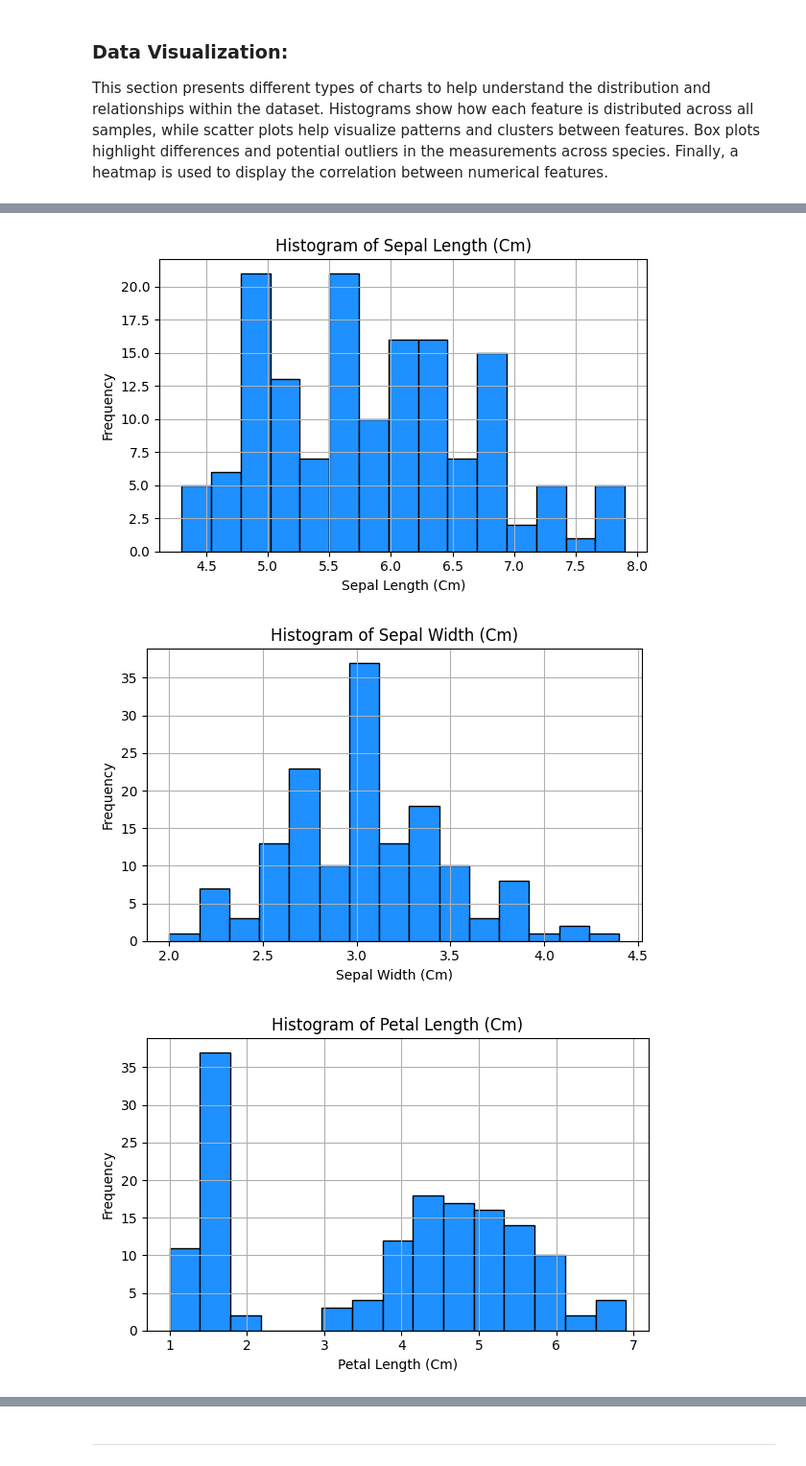
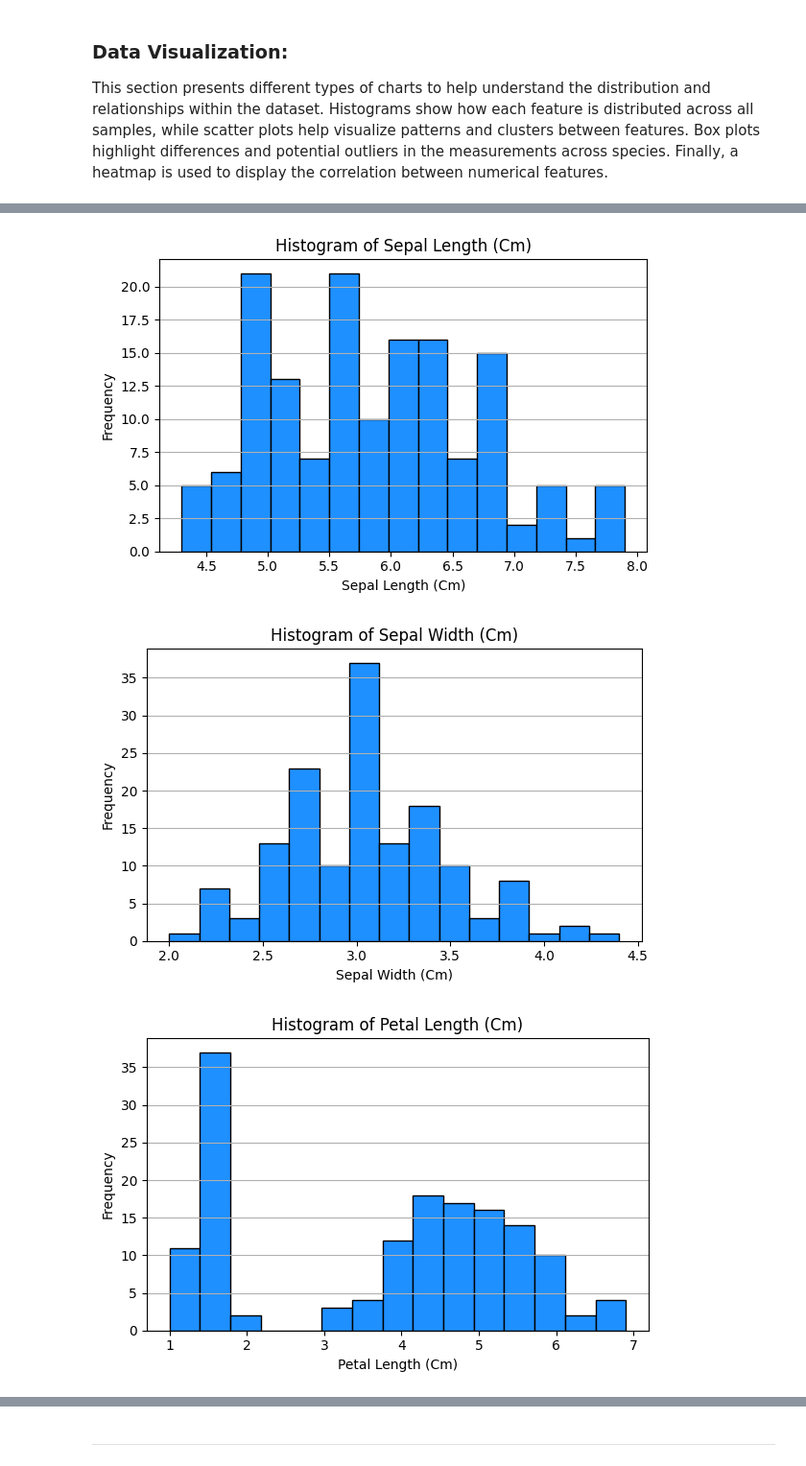
Before and after one commit to elainecazetta/pands-project, a Jupyter notebook: analysis.ipynb, the cells around one changed output, grey strips where cells are left out. Shown at 96% size. Cells and saved outputs as stored; diff of their text form; code cells hidden in the pictures.

```diff
--- a/analysis.ipynb
+++ b/analysis.ipynb
@@ -289,33 +289,33 @@ Each histogram [15] below shows how the values for one feature are spread across
 # %%
 # List the features to plot
 features = ['sepal length (cm)', 'sepal width (cm)',
             'petal length (cm)', 'petal width (cm)']
 
 # Loop through each feature and create a histogram [16]
 for feature in features:
     plt.figure(figsize=(6, 4))  # Set the size of each plot
 
     # Plots a histogram
     plt.hist(df[feature], bins=15, color='dodgerblue', edgecolor='black')
 
     # Add a title using the feature name
     plt.title(f'Histogram of {feature.title()}')
 
     # Add a label to the x-axis
     plt.xlabel(feature.title())
 
     # Add a label to the y-axis
     plt.ylabel('Frequency')
 
     # Add gridlines
-    plt.grid(True)
+    plt.grid(True, axis='y')
 
     # Prevents labels and titles from overlapping
     plt.tight_layout()
 
     # Display the plot
     plt.show()
 # %% [output]
-[figure, old version]
+[figure, new version]
-[figure, old version]
+[figure, new version]
-[figure, old version]
+[figure, new version]
```
Also changed, not shown: parts of 6 cells of this notebook.
